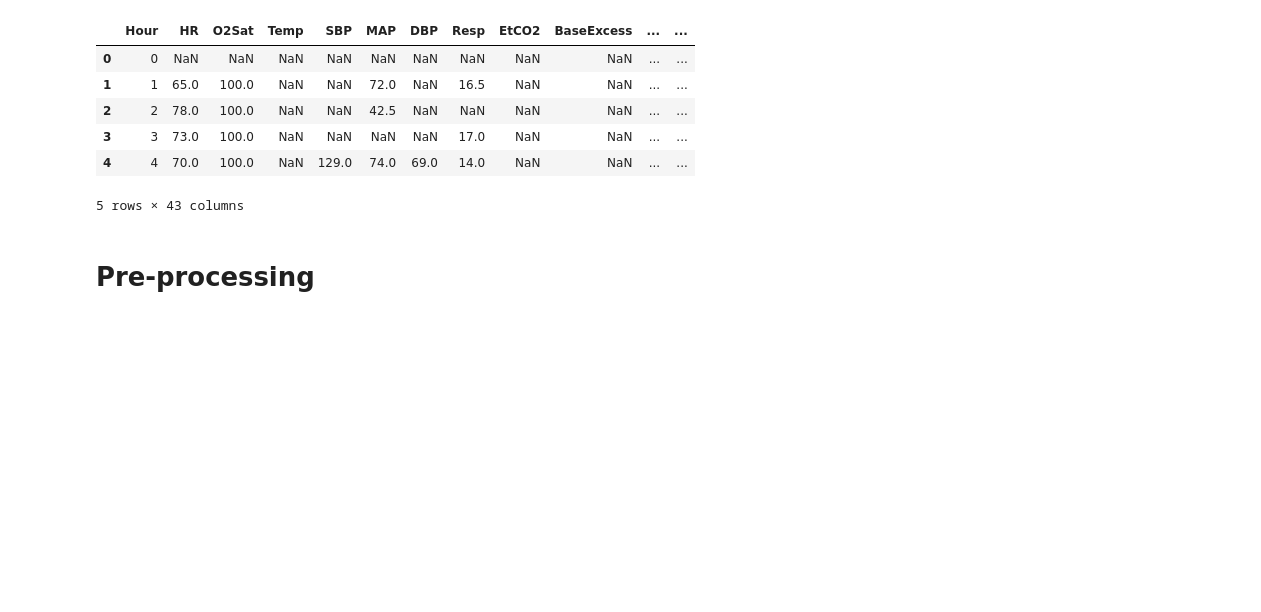
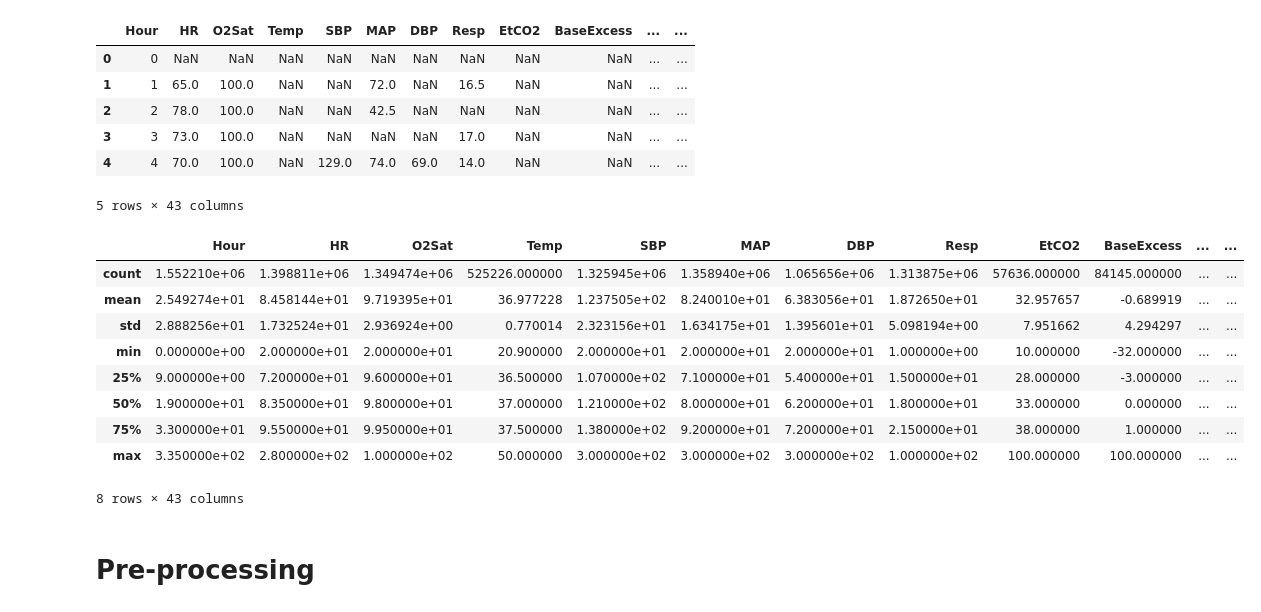
Before and after one commit to Neckfly/Masterial, a Jupyter notebook: masterial.ipynb, the cells around one changed output. Cells and saved outputs as stored; diff of their text form; code cells hidden in the pictures; blank space fills up the shorter version.

```diff
--- a/masterial.ipynb
+++ b/masterial.ipynb
@@ -16,6 +23,19 @@ df.head()
 | 3 | 3 | 73.0 | 100.0 | NaN | NaN | NaN | NaN | 17.0 | NaN | NaN | ... | ... |
 | 4 | 4 | 70.0 | 100.0 | NaN | 129.0 | 74.0 | 69.0 | 14.0 | NaN | NaN | ... | ... |
 5 rows × 43 columns
+# %%
+df.describe()
+# %% [output]
+|  | Hour | HR | O2Sat | Temp | SBP | MAP | DBP | Resp | EtCO2 | BaseExcess | ... | ... |
+| count | 1.552210e+06 | 1.398811e+06 | 1.349474e+06 | 525226.000000 | 1.325945e+06 | 1.358940e+06 | 1.065656e+06 | 1.313875e+06 | 57636.000000 | 84145.000000 | ... | ... |
+| mean | 2.549274e+01 | 8.458144e+01 | 9.719395e+01 | 36.977228 | 1.237505e+02 | 8.240010e+01 | 6.383056e+01 | 1.872650e+01 | 32.957657 | -0.689919 | ... | ... |
+| std | 2.888256e+01 | 1.732524e+01 | 2.936924e+00 | 0.770014 | 2.323156e+01 | 1.634175e+01 | 1.395601e+01 | 5.098194e+00 | 7.951662 | 4.294297 | ... | ... |
+| min | 0.000000e+00 | 2.000000e+01 | 2.000000e+01 | 20.900000 | 2.000000e+01 | 2.000000e+01 | 2.000000e+01 | 1.000000e+00 | 10.000000 | -32.000000 | ... | ... |
+| 25% | 9.000000e+00 | 7.200000e+01 | 9.600000e+01 | 36.500000 | 1.070000e+02 | 7.100000e+01 | 5.400000e+01 | 1.500000e+01 | 28.000000 | -3.000000 | ... | ... |
+| 50% | 1.900000e+01 | 8.350000e+01 | 9.800000e+01 | 37.000000 | 1.210000e+02 | 8.000000e+01 | 6.200000e+01 | 1.800000e+01 | 33.000000 | 0.000000 | ... | ... |
+| 75% | 3.300000e+01 | 9.550000e+01 | 9.950000e+01 | 37.500000 | 1.380000e+02 | 9.200000e+01 | 7.200000e+01 | 2.150000e+01 | 38.000000 | 1.000000 | ... | ... |
+| max | 3.350000e+02 | 2.800000e+02 | 1.000000e+02 | 50.000000 | 3.000000e+02 | 3.000000e+02 | 3.000000e+02 | 1.000000e+02 | 100.000000 | 100.000000 | ... | ... |
+8 rows × 43 columns
 # %% [markdown]
 <h1> Pre-processing </h1>
 # %%
```
Also changed, not shown: parts of 15 cells of this notebook.
